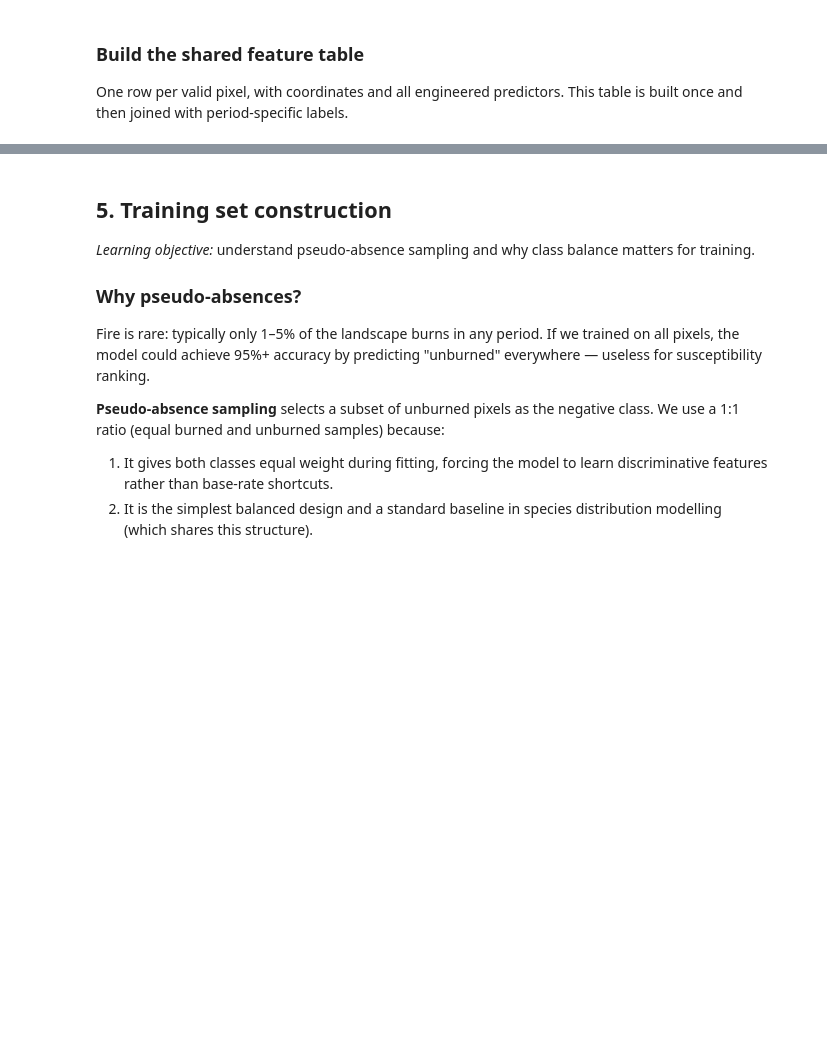
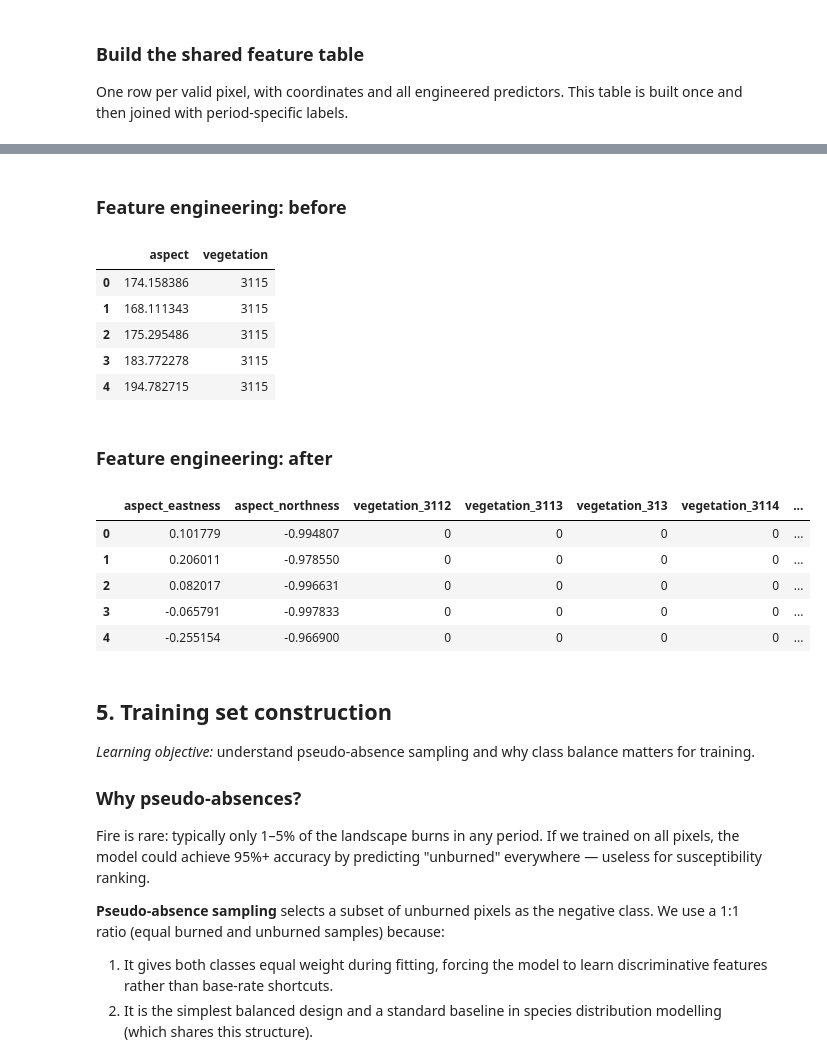
Before and after one commit to mirkodandrea/wildfire-susceptibility-ml-lesson, a Jupyter notebook: wildfire_susceptibility_rf_intro.ipynb, the cells around one changed output, grey strips where cells are left out. Cells and saved outputs as stored; diff of their text form; code cells hidden in the pictures; blank space fills up the shorter version.

```diff
--- a/wildfire_susceptibility_rf_intro.ipynb
+++ b/wildfire_susceptibility_rf_intro.ipynb
@@ -539,6 +539,34 @@ display(feature_table.head())
 | 2 | 2 | 1157 | 1.494804e+06 | 4.946834e+06 | 525.0 | 26.699856 | 175.295486 | 806.225769 | 824.621094 | ... |
 | 3 | 2 | 1158 | 1.494904e+06 | 4.946834e+06 | 519.0 | 24.512413 | 183.772278 | 800.000000 | 806.225769 | ... |
 | 4 | 2 | 1159 | 1.495004e+06 | 4.946834e+06 | 532.0 | 20.421495 | 194.782715 | 800.000000 | 800.000000 | ... |
+# %%
+_sample = feature_table.head()
+_before = _sample[["aspect", "vegetation"]].copy()
+_before["vegetation"] = _before["vegetation"].astype(int)
+
+_after = make_features(_sample)[
+    ["aspect_eastness", "aspect_northness"] + VEGETATION_FEATURE_COLUMNS
+]
+
+display(Markdown("### Feature engineering: before"))
+display(_before)
+display(Markdown("### Feature engineering: after"))
+display(_after)
+# %% [output]
+### Feature engineering: before
+|  | aspect | vegetation |
+| 0 | 174.158386 | 3115 |
+| 1 | 168.111343 | 3115 |
+| 2 | 175.295486 | 3115 |
+| 3 | 183.772278 | 3115 |
+| 4 | 194.782715 | 3115 |
+### Feature engineering: after
+|  | aspect_eastness | aspect_northness | vegetation_3112 | vegetation_3113 | vegetation_313 | vegetation_3114 | ... |
+| 0 | 0.101779 | -0.994807 | 0 | 0 | 0 | 0 | ... |
+| 1 | 0.206011 | -0.978550 | 0 | 0 | 0 | 0 | ... |
+| 2 | 0.082017 | -0.996631 | 0 | 0 | 0 | 0 | ... |
+| 3 | -0.065791 | -0.997833 | 0 | 0 | 0 | 0 | ... |
+| 4 | -0.255154 | -0.966900 | 0 | 0 | 0 | 0 | ... |
 # %% [markdown]
 ## 5. Training set construction
 
```
Also changed, not shown: 2 other files.
